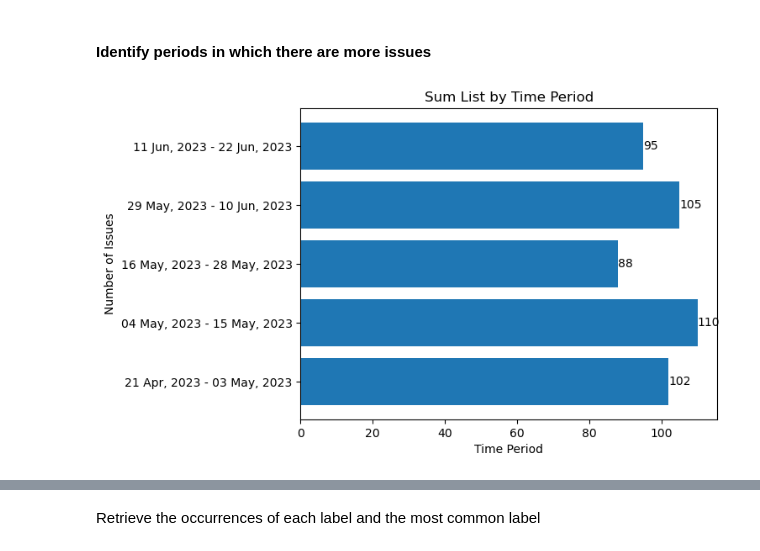
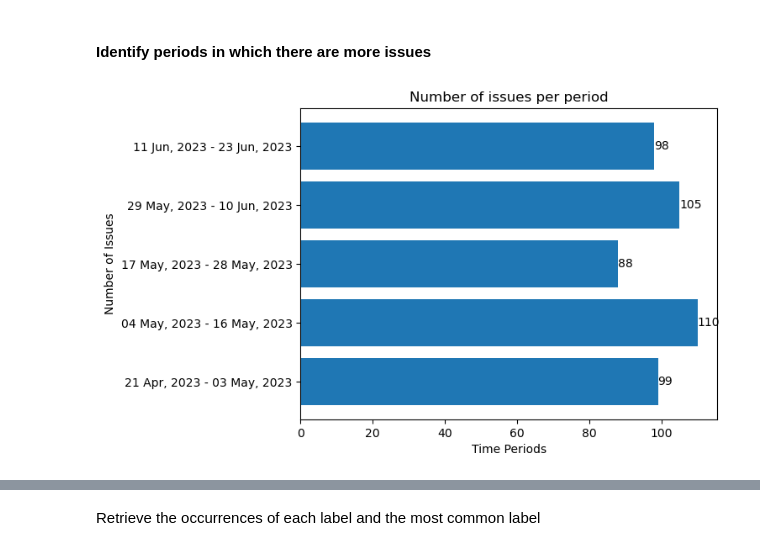
Before and after one commit to BouazizAmina/Rails_Issues_Assignment, a Jupyter notebook: Rails_Issues.ipynb, the cells around one changed output, grey strips where cells are left out. Saved outputs shown, nothing was run; the diff lists cells and outputs as text; code cells hidden in the pictures.

```diff
--- a/Rails_Issues.ipynb
+++ b/Rails_Issues.ipynb
@@ -74,88 +74,53 @@ plt.show()
 # %% [markdown]
 #### Identify periods in which there are more issues
 # %%
-# Consider the time period is monthly
+# Extract daily time periods
 daily_periods = [date.strftime("%d %b, %Y") for date in dates]
 issue_counts = {} #dict
+
+# Calculate the number of issues on each day
 for period in daily_periods:
     issue_counts[period] = issue_counts.get(period, 0) + 1 #check if this period exist or not, then increments it by 1
-
 
 periods = list(issue_counts.keys())
 counts = list(issue_counts.values())
 
+# Generate 5 periods
 num_periods = 5
 min_date = min(dates)
 max_date = max(dates)
 
 duration = max_date - min_date
 period_add = duration / num_periods
 duration = duration.days
 
-
 # Calculate the period length based on the duration and the number of desired periods
 period_length = math.ceil(duration / num_periods)
-
-
 
 # Create a list of periods with equal intervals
 periods = []
 current_date = min_date
 for _ in range(num_periods):
     next_date = current_date + period_add
     period = f"{current_date.strftime('%d %b, %Y')} - {next_date.strftime('%d %b, %Y')}"
     periods.append(period)
     current_date = next_date + timedelta(days=1)
 
-
-sum_list = []
+sum_issues= []
 for i in range(0, len(counts), period_length):
     group = counts[i:i + period_length]
     group_sum = sum(group)
-    sum_list.append(group_sum)
+    sum_issues.append(group_sum)
 
 
-plt.barh(periods, sum_list)
-plt.xlabel("Time Period")
+plt.barh(periods, sum_issues)
+plt.xlabel("Time Periods")
 plt.ylabel("Number of Issues")
-plt.title("Sum List by Time Period")
+plt.title("Number of issues per period")
 # plt.grid(True)
-for i, count in enumerate(sum_list):
+for i, count in enumerate(sum_issues):
     plt.text(count, i, str(count), ha='left', va='center')
 plt.show()
-
-# plt.barh(usernames, i_counts)
-# plt.ylabel("Usernames")
-# plt.xlabel("Number of Issues Reported")
-# plt.title("Top 10 reporters and their issue counts")
-# for i, count in enumerate(issue_counts):
-#     plt.text(count, i, str(count), ha='left', va='center')
-# plt.show()
-
-#####################################
-
-#  Find the most frequent period
-# most_frequent_period = max(issue_counts, key=issue_counts.get)
-# frequency = issue_counts[most_frequent_period]
-
-# # Count the number of issues based on their state
-# states = []
-# for issue in issues:
-#     state = issue['state']
-#     states.append(state)
-
-# state_counts = Counter(states)
-
-# # Extract the states and their respective issue counts
-# states = list(state_counts.keys())
-# counts = list(state_counts.values())
-
-# Plot
-# plt.bar(states, counts)
-# plt.xlabel("Issue State")
-# plt.ylabel("Number of Issues")
-# plt.title("Distribution of Issues by State")
-# plt.show()
 # %% [output]
-[figure, old version]
+[figure, new version]
 # %% [markdown]
```
Also changed, not shown: parts of 9 cells of this notebook.
